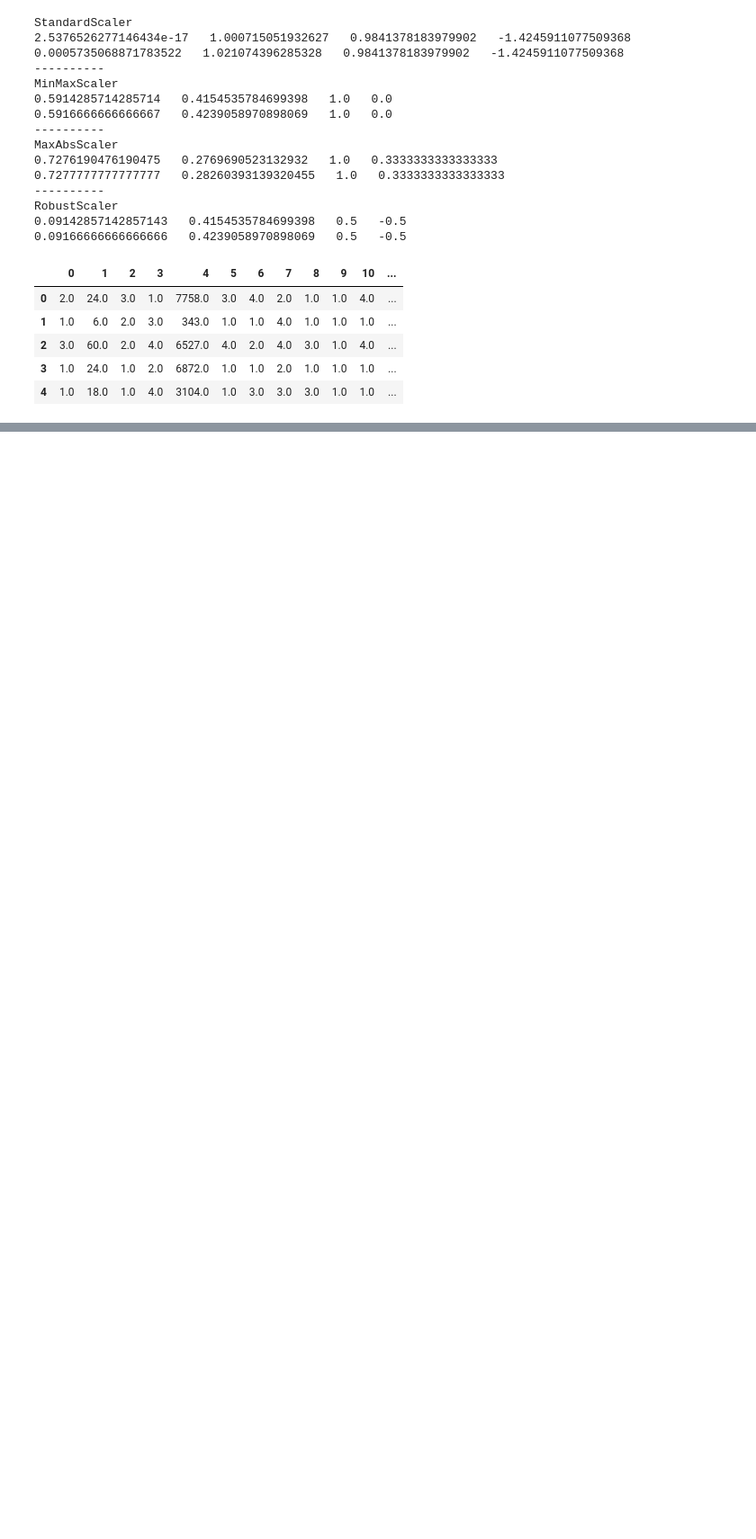
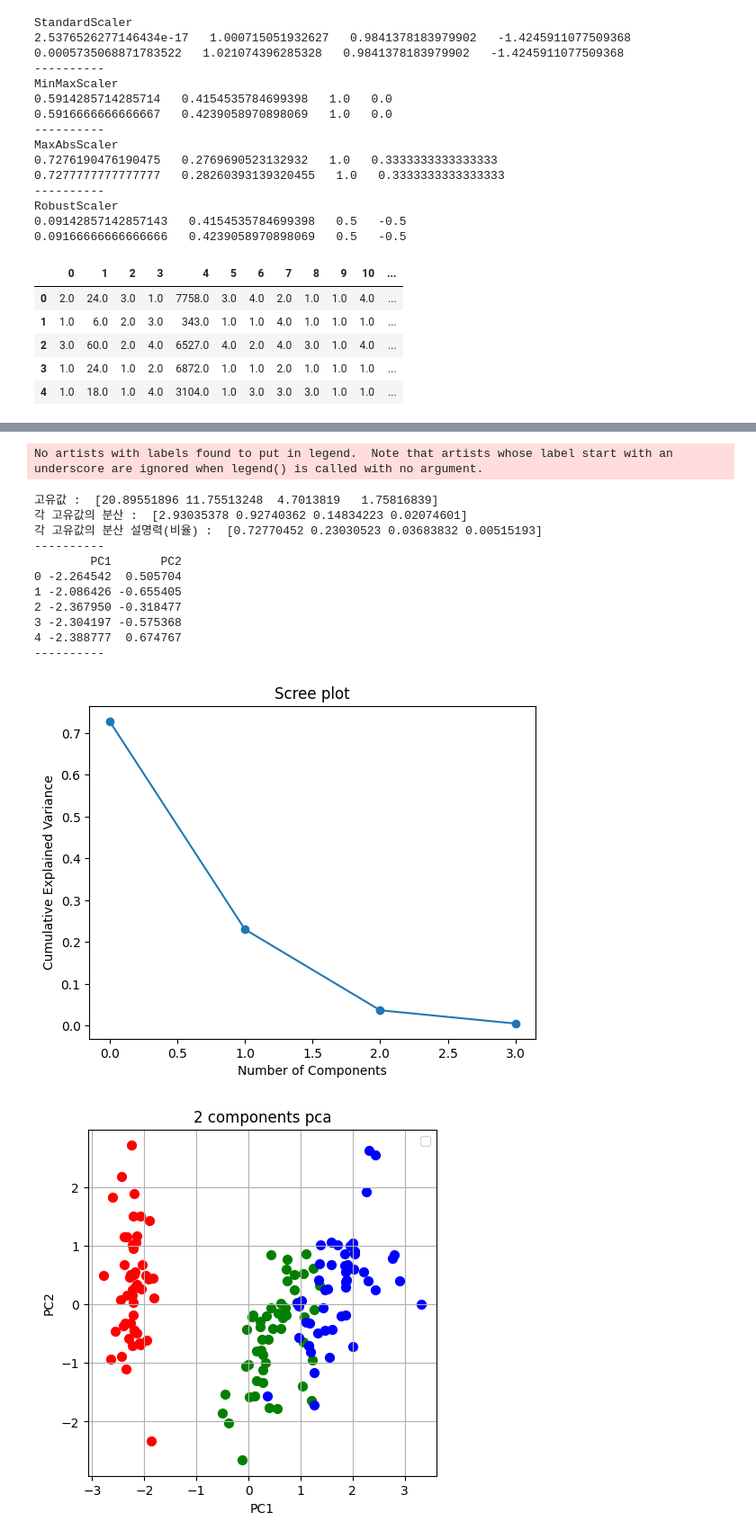
Before and after one commit to blackbutterfly0852/ADP_PRACTICE, a Jupyter notebook: 230126_데이터전처리.ipynb, the cells around one changed output, grey strips where cells are left out. Shown at 90% size. Drawn from its saved outputs; the diff is of its cells as text; code cells hidden in the pictures; blank space fills up the shorter version.

```diff
--- a/230126_데이터전처리.ipynb
+++ b/230126_데이터전처리.ipynb
@@ -365,0 +491,74 @@ See the caveats in the documentation: https://pandas.pydata.org/pandas-docs/stab
+# %%
+# 7. 변수축소(주성분분석)
+# 상관성이 높은 변수들끼리 선형결합하여 주성분이라는 새로운 변수를 생성.
+# 상관성이 높은 변수들을 요약 및 축소하기 위한 목적.
+# 사전의 표준화, 정규화 필요.
+# 분산의 설명력이나, scree_plot으로 주성분의 개수를 선택.
+import pandas as pd
+df = pd.read_csv('data/iris.csv')
+
+# 7-1) 수치형 변수 추출
+numeric_columns = ['sepal length', 'sepal width', 'petal length', 'petal width']
+df_list = df.loc[  : , numeric_columns].values
+
+# 7-2) 표준화 진행
+from sklearn.preprocessing import StandardScaler
+df_list_after_ss = StandardScaler().fit_transform(df_list) # 전체 데이터에 대한 표준화 진행
+
+# 7-3) PCA 분석
+from sklearn.decomposition import PCA
+first_PCA = PCA().fit(df_list_after_ss) # 주성분 개수를 결정하기 위해 fit만 진행
+print('고유값 : ' , first_PCA.singular_values_)
+print('각 고유값의 분산 : ', first_PCA.explained_variance_)
+print('각 고유값의 분산 설명력(비율) : ', first_PCA.explained_variance_ratio_) # 보통 누적기여율 85%까지
+print('----------')
+# 7-4) Scree plot
+import matplotlib.pyplot as plt
+plt.title('Scree plot')
+plt.xlabel('Number of Components')
+plt.ylabel('Cumulative Explained Variance')
+plt.plot(first_PCA.explained_variance_ratio_, 'o-') # 고유값이 급격하기 완만하게 되기 지점의 전 단계가 주성분의 개수
+
+# 7-5) 주성분 개수 결정 후 PCA 재실행
+from sklearn.decomposition import PCA
+second_PCA = PCA(n_components=2).fit_transform(df_list_after_ss) # 주성분 개수를 결정했으므로, fit_transform 진행
+df_after_second_PCA = pd.DataFrame(second_PCA, columns = ['PC1', 'PC2'])
+print(df_after_second_PCA.head())
+print('----------')
+
+# 7-6) PCA 시각화
+import matplotlib.pyplot as plt
+fig = plt.figure(figsize = (5,5))
+ax = fig.add_subplot(1,1,1)
+ax.set_xlabel('PC1', fontsize = 10)
+ax.set_ylabel('PC2', fontsize = 10)
+ax.set_title('2 components pca', fontsize = 12)
+
+targets = ['Iris-setosa', 'Iris-versicolor', 'Iris-virginica']
+colors = ['r', 'g', 'b']
+
+for target, color in zip(targets, colors):
+    indicesToKeep = df['target'] == target
+    ax.scatter(df_after_second_PCA.loc[indicesToKeep, 'PC1'],
+               df_after_second_PCA.loc[indicesToKeep, 'PC2'],
+               c = color,
+               s = 50
+              )
+
+ax.legend()
+ax.grid()
+# %% [output]
+No artists with labels found to put in legend.  Note that artists whose label start with an underscore are ignored when legend() is called with no argument.
+고유값 :  [20.89551896 11.75513248  4.7013819   1.75816839]
+각 고유값의 분산 :  [2.93035378 0.92740362 0.14834223 0.02074601]
+각 고유값의 분산 설명력(비율) :  [0.72770452 0.23030523 0.03683832 0.00515193]
+----------
+        PC1       PC2
+0 -2.264542  0.505704
+1 -2.086426 -0.655405
+2 -2.367950 -0.318477
+3 -2.304197 -0.575368
+4 -2.388777  0.674767
+----------
+[figure, added]
+[figure, added]
```
Also changed, not shown: parts of 3 cells of this notebook.
